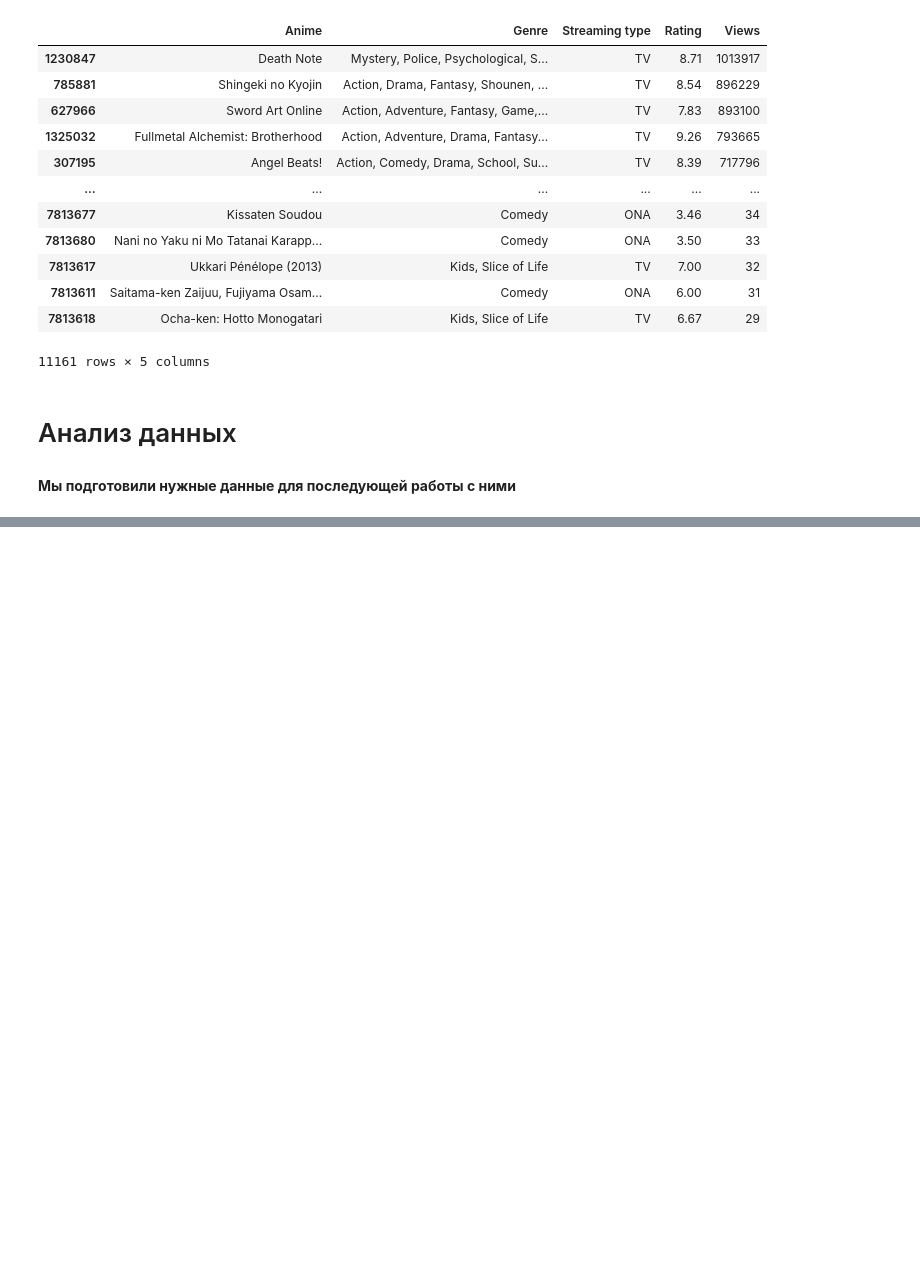
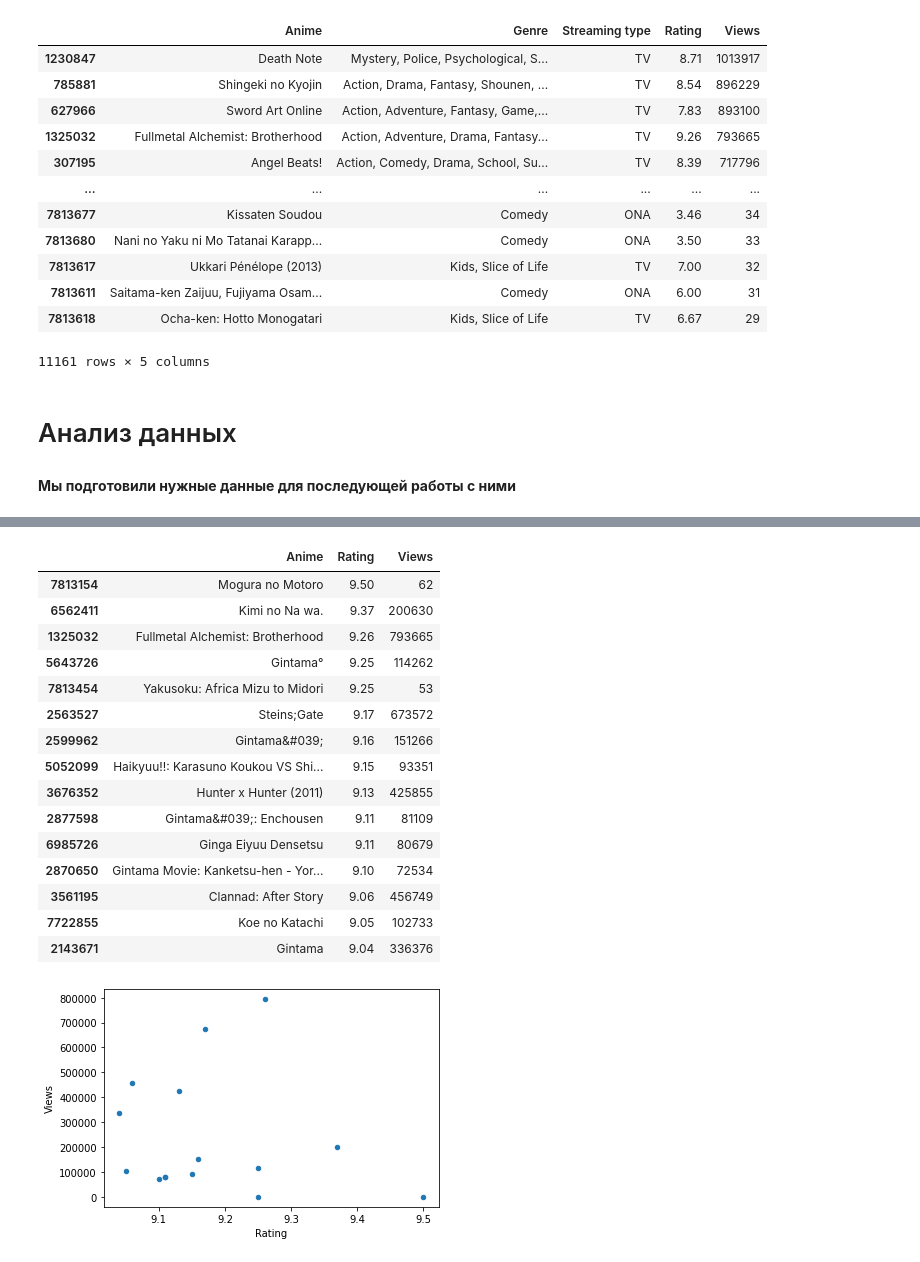
Before and after one commit to WorldEconomist/Pandas, a Jupyter notebook: anime.ipynb, the cells around one changed output, grey strips where cells are left out. Drawn from its saved outputs; the diff is of its cells as text; code cells hidden in the pictures; blank space fills up the shorter version.

```diff
--- a/anime.ipynb
+++ b/anime.ipynb
@@ -99,0 +120,24 @@ dtype: int64
+# %%
+TopRated = Data.sort_values(by = 'Rating', ascending=False)
+TopRated = Data.nlargest(n=15, columns = ['Rating'])
+TopRated = TopRated.drop(columns=['Streaming type', 'Genre'])
+TopRated.plot(kind = 'scatter', x = 'Rating', y = 'Views'  )
+TopRated
+# %% [output]
+|  | Anime | Rating | Views |
+| 7813154 | Mogura no Motoro | 9.50 | 62 |
+| 6562411 | Kimi no Na wa. | 9.37 | 200630 |
+| 1325032 | Fullmetal Alchemist: Brotherhood | 9.26 | 793665 |
+| 5643726 | Gintama° | 9.25 | 114262 |
+| 7813454 | Yakusoku: Africa Mizu to Midori | 9.25 | 53 |
+| 2563527 | Steins;Gate | 9.17 | 673572 |
+| 2599962 | Gintama&#039; | 9.16 | 151266 |
+| 5052099 | Haikyuu!!: Karasuno Koukou VS Shi... | 9.15 | 93351 |
+| 3676352 | Hunter x Hunter (2011) | 9.13 | 425855 |
+| 2877598 | Gintama&#039;: Enchousen | 9.11 | 81109 |
+| 6985726 | Ginga Eiyuu Densetsu | 9.11 | 80679 |
+| 2870650 | Gintama Movie: Kanketsu-hen - Yor... | 9.10 | 72534 |
+| 3561195 | Clannad: After Story | 9.06 | 456749 |
+| 7722855 | Koe no Katachi | 9.05 | 102733 |
+| 2143671 | Gintama | 9.04 | 336376 |
+[figure, added]
```
Also changed, not shown: parts of 12 cells of this notebook.
